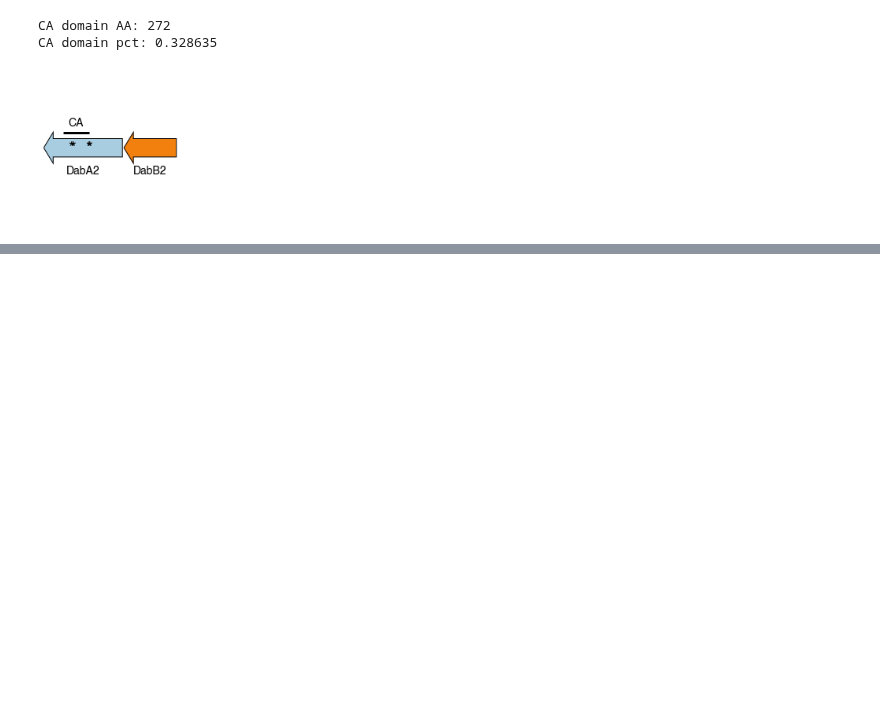
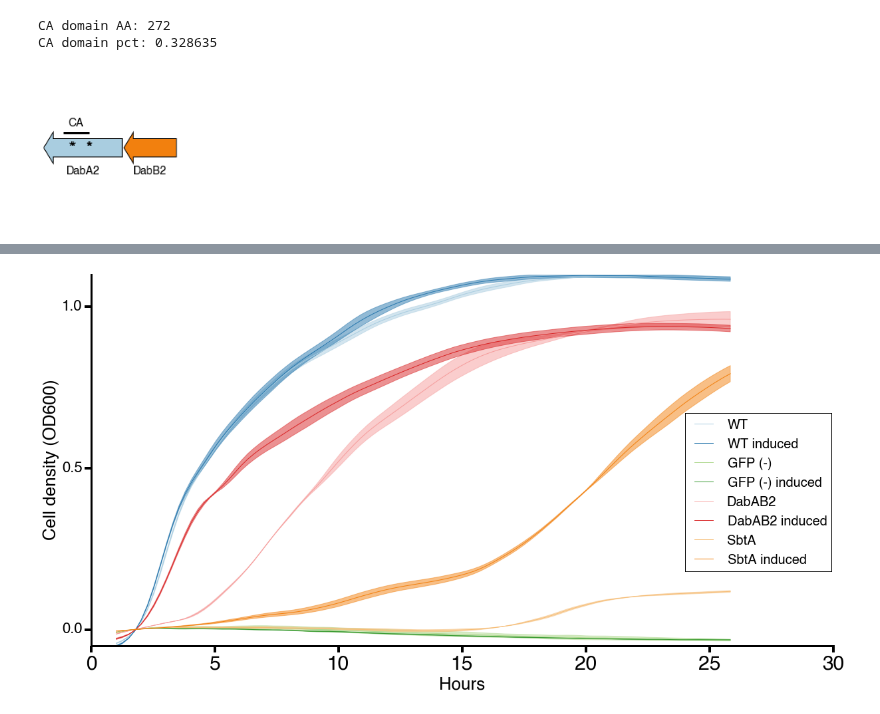
Before and after one commit to jackdesmarais/DabTransporterPaper, a Jupyter notebook: scripts/figure 3 CAFree complementation by DAB.ipynb, the cells around one changed output, grey strips where cells are left out. Saved outputs shown, nothing was run; the diff lists cells and outputs as text; code cells hidden in the pictures; blank space fills up the shorter version.

```diff
--- a/scripts/figure 3 CAFree complementation by DAB.ipynb
+++ b/scripts/figure 3 CAFree complementation by DAB.ipynb
@@ -395,3 +453,71 @@ pval for comparison of CAF+pFE-DAB2_wt and CAF+pFE-sfGFP is: 2.20E-09
+# %%
+fig,ax = plt.subplots(figsize=(20,10))
+
+# PlateSpec defined in CSV for easy editing
+ps = PlateSpec.FromFile('../data/tecantaloupe/growth/plate_specs/2018_04_02_pFA_with_ethoxazoleamin.csv')
+
+parser = SavageLabM1000Excel()
+timecourse = parser.ParseFromFilename('../data/tecantaloupe/growth/data/2018_04_04_DAB2_ethoxazolamide.xlsx')
+blanked = timecourse.blank()
+smoothed = blanked.smooth()
+
+means = smoothed.mean_by_name(ps)
+sems = smoothed.sem_by_name(ps)
+
+mean_OD = means.data_for_label('abs600')
+sems_OD = sems.data_for_label('abs600')
+
+time_h = mean_OD.time_s / (60.0*60.0)
+
+#     print(data)
+to_plot = [
+    ('BW+pFA-sfGFP', 'WT'),
+    ('BW+pFA-sfGFP+atc', 'WT induced'),
+    ('CAF+pFA-sfGFP', 'GFP (-)'),
+    ('CAF+pFA-sfGFP+atc', 'GFP (-) induced'),
+    ('CAF+pFA-DAB2', 'DabAB2'),
+    ('CAF+pFA-DAB2+atc', 'DabAB2 induced'),
+    ('CAF+pFA-SbtA', 'SbtA'),
+    ('CAF+pFA-SbtA+atc', 'SbtA induced'),
+]
+
+
+labels = [name for label, name in to_plot]
+
+for i, tp in enumerate(to_plot):
+    c,label = tp
+    color = qual_palette[i % len(qual_palette)]
+    plt.fill_between(time_h, mean_OD[c] - sems_OD[c], mean_OD[c] + sems_OD[c],
+                     color=color, alpha=0.5)
+    plt.plot(time_h, mean_OD[c], label=label, color=color)
+
+plt.xlim(0,30)
+
+plt.ylabel('Cell density (OD600)', fontsize=26)
+plt.xlabel('Hours', fontsize=26)
+
+# plt.xticks(xs, labels, rotation=45, fontsize=24, ha='right')
+plt.tick_params(axis='both', direction='out', bottom='on', left='on', top='off', right='off',
+                length=10, width=4)
+plt.yticks([0, 0.5, 1.0], fontsize=22)
+plt.ylim(-0.05, 1.1)
+    # Hide the right and top spines
+ax.spines['right'].set_visible(False)
+ax.spines['top'].set_visible(False)
+
+# Only show ticks on the left and bottom spines
+ax.yaxis.set_ticks_position('left')
+ax.xaxis.set_ticks_position('bottom')
+
+#     change axis weight
+ax.spines['left'].set_linewidth(3)
+ax.spines['bottom'].set_linewidth(3)
+plt.legend(loc=[.8,.2],fontsize=20)
+
+plt.savefig('fig3/fig3S3.eps',format='eps',bbox_inches='tight')
+plt.show()
+# %% [output]
+[figure, added]
 # %%
 fig,ax = plt.subplots(figsize=(10,10))
 
```
Also changed, not shown: parts of 5 cells of this notebook, 27 other files.
